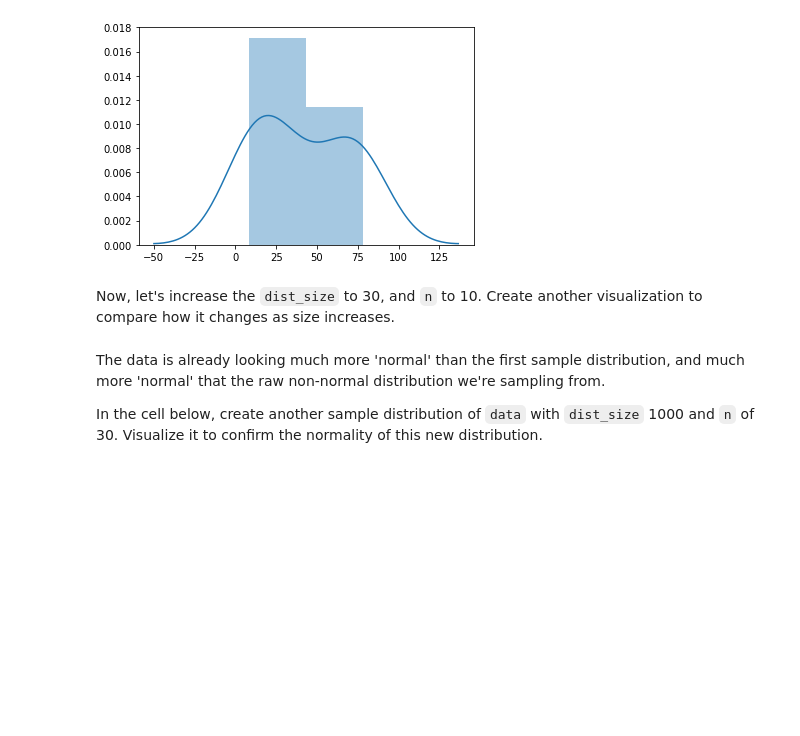
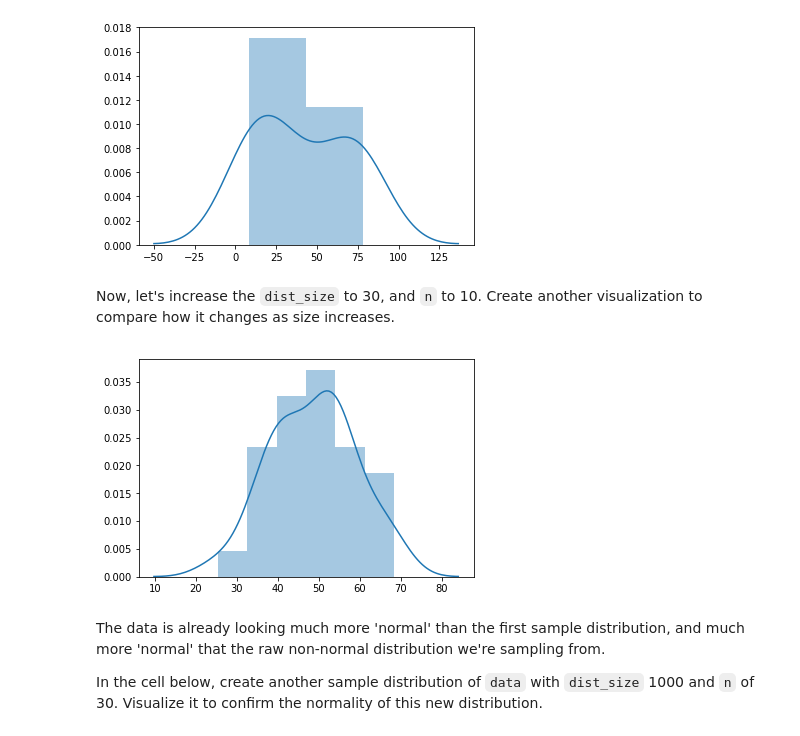
Before and after one commit to AlludedCrabb/dsc-2-19-13-central-limit-theorem-lab-seattle-ds-career-040119, a Jupyter notebook: index.ipynb, the cells around one changed output. Drawn from its saved outputs; the diff is of its cells as text; code cells hidden in the pictures; blank space fills up the shorter version.

```diff
--- a/index.ipynb
+++ b/index.ipynb
@@ -120,8 +120,10 @@ sns.distplot(sample_dist_10);
 # %% [markdown]
 Now, let's increase the `dist_size` to 30, and `n` to 10.  Create another visualization to compare how it changes as size increases.
 # %%
-sample_dist_10 = create_sample_distribution(df, 3, 3)
+sample_dist_10 = create_sample_distribution(df, 30, 10)
 sns.distplot(sample_dist_10);
+# %% [output]
+[figure, added]
 # %% [markdown]
 The data is already looking much more 'normal' than the first sample distribution, and much more 'normal' that the raw non-normal distribution we're sampling from.
 
```
